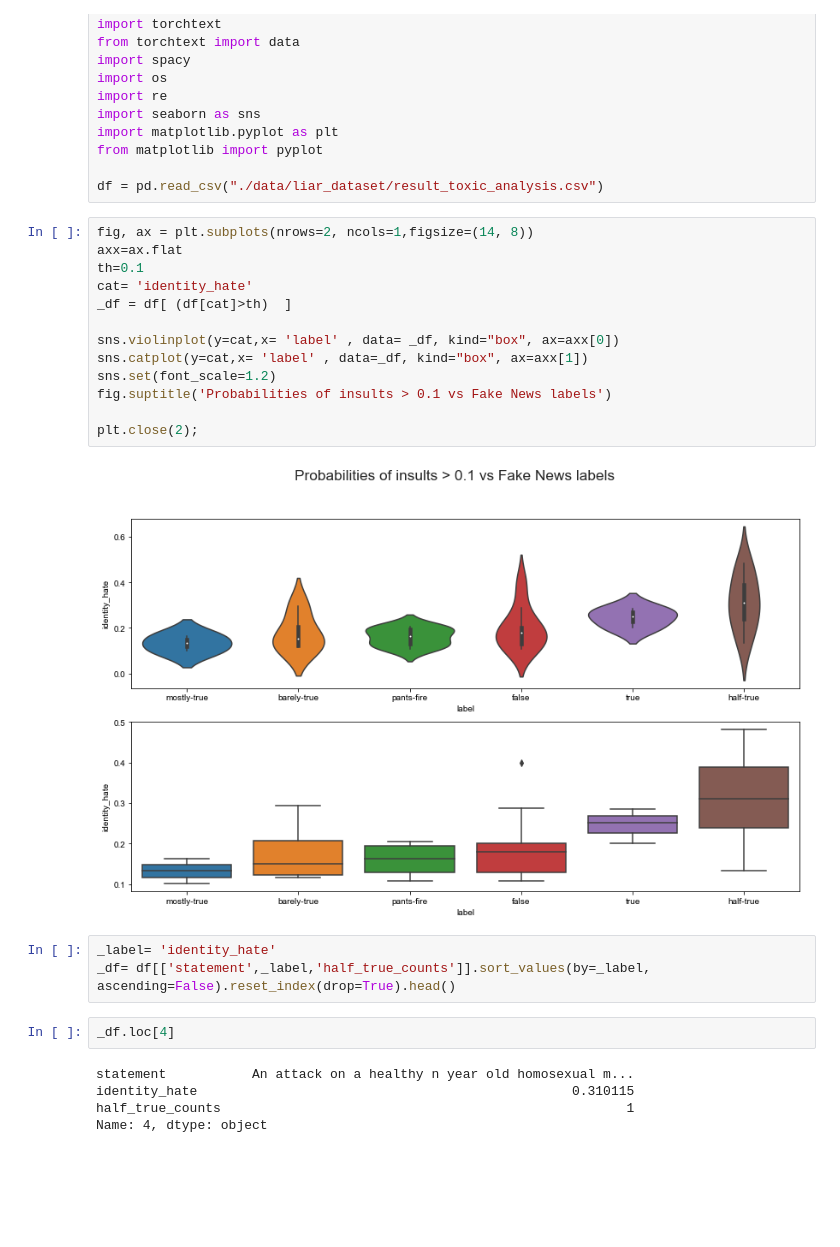
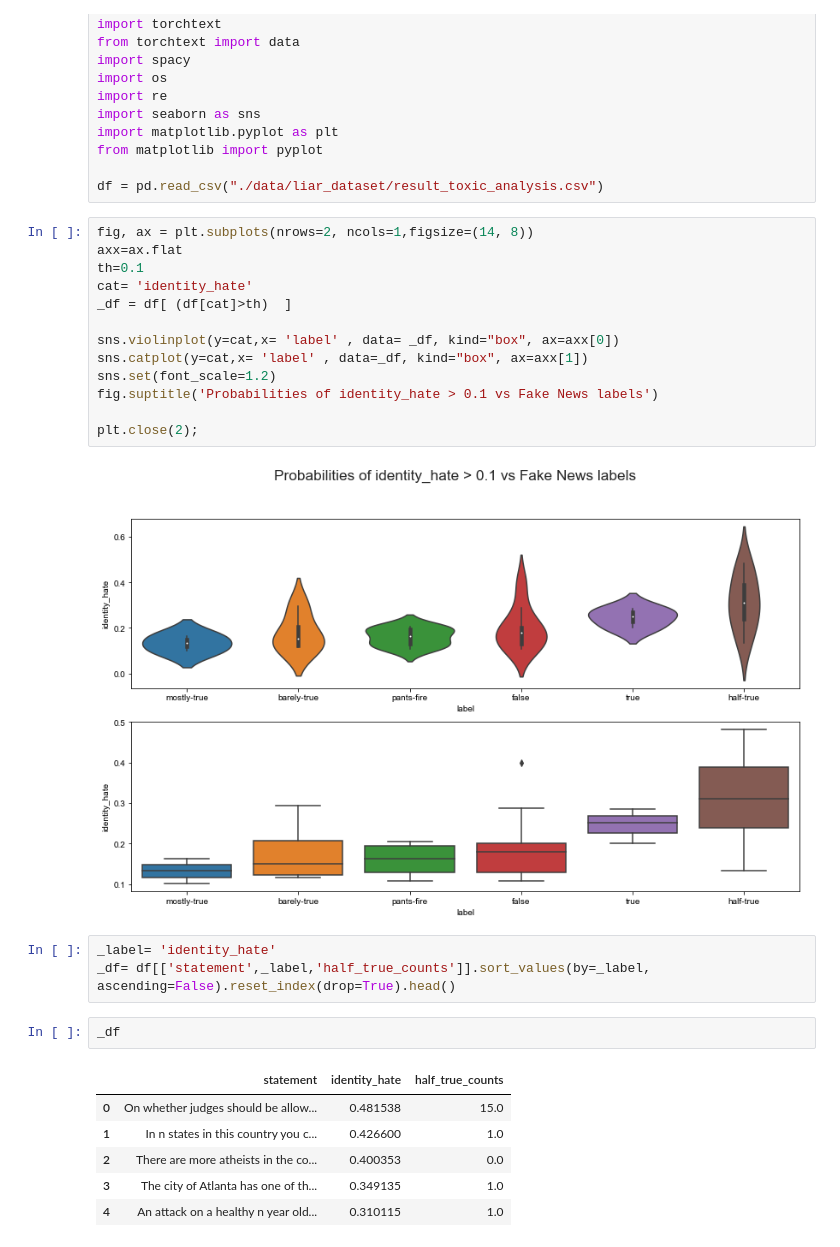
Before and after one commit to reneang17/deep-toxic-analysis, a Jupyter notebook: deep-fake-toxicity/plot_2.ipynb, the cells around one changed output. Cells and saved outputs as stored; diff of their text form; blank space fills up the shorter version.

```diff
--- a/deep-fake-toxicity/plot_2.ipynb
+++ b/deep-fake-toxicity/plot_2.ipynb
@@ -16,25 +16,27 @@ df = pd.read_csv("./data/liar_dataset/result_toxic_analysis.csv")
 # %%
 fig, ax = plt.subplots(nrows=2, ncols=1,figsize=(14, 8))
 axx=ax.flat
 th=0.1
 cat= 'identity_hate'
 _df = df[ (df[cat]>th)  ]
 
 sns.violinplot(y=cat,x= 'label' , data= _df, kind="box", ax=axx[0])
 sns.catplot(y=cat,x= 'label' , data=_df, kind="box", ax=axx[1])
 sns.set(font_scale=1.2)
-fig.suptitle('Probabilities of insults > 0.1 vs Fake News labels')
+fig.suptitle('Probabilities of identity_hate > 0.1 vs Fake News labels')
 
 plt.close(2);
 # %% [output]
-[figure, old version]
+[figure, new version]
 # %%
 _label= 'identity_hate'
 _df= df[['statement',_label,'half_true_counts']].sort_values(by=_label, ascending=False).reset_index(drop=True).head()
 # %%
-_df.loc[4]
+_df
 # %% [output]
-statement           An attack on a healthy n year old homosexual m...
-identity_hate                                                0.310115
-half_true_counts                                                    1
-Name: 4, dtype: object
+|  | statement | identity_hate | half_true_counts |
+| 0 | On whether judges should be allow... | 0.481538 | 15.0 |
+| 1 | In n states in this country you c... | 0.426600 | 1.0 |
+| 2 | There are more atheists in the co... | 0.400353 | 0.0 |
+| 3 | The city of Atlanta has one of th... | 0.349135 | 1.0 |
+| 4 | An attack on a healthy n year old... | 0.310115 | 1.0 |
```
Also changed, not shown: parts of 1 cell of this notebook, 3 other files.
